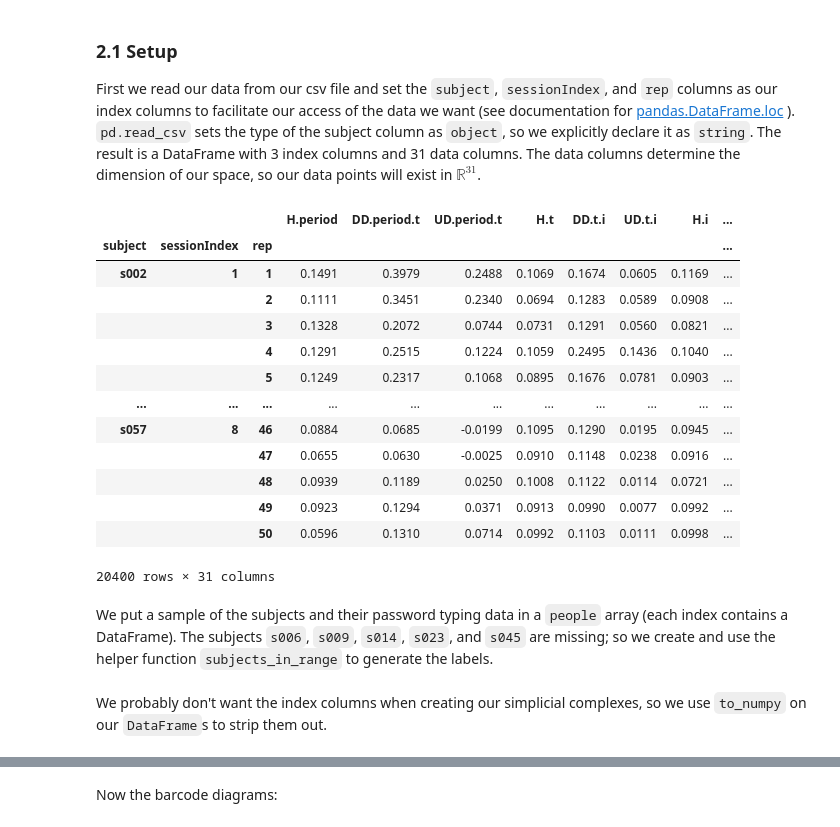
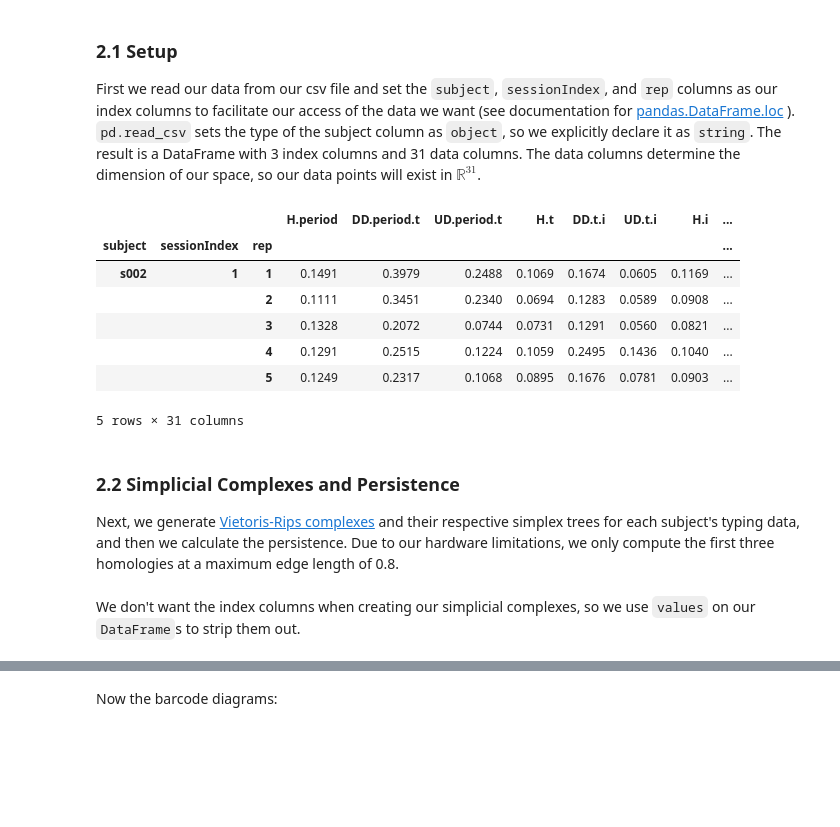
Before and after one commit to edgarlepe/Persistence, a Jupyter notebook: Project/bottleneck_distance.ipynb, the cells around one changed output, grey strips where cells are left out. Drawn from its saved outputs; the diff is of its cells as text; code cells hidden in the pictures; blank space fills up the shorter version.

```diff
--- a/Project/bottleneck_distance.ipynb
+++ b/Project/bottleneck_distance.ipynb
@@ -22,34 +28,19 @@ our data points will exist in $\mathbb{R}^{31}$.
 # %%
-import gudhi as gd
-import pandas as pd
-import matplotlib.pyplot as plt
-
 plt.rcParams['figure.figsize'] = (10, 10)
 plt.rcParams['font.size'] = 16
 plt.rcParams['font.family'] = 'serif'
 
-strong_password_data_frame = pd.read_csv('data/DSL-StrongPasswordData.csv',
-                                   # declare type of 'subject' column
-                                   dtype = {'subject' : 'string'},
-                                   index_col = ['subject', 'sessionIndex', 'rep'])
-strong_password_data_frame
+typing_data = pd.read_csv('data/DSL-StrongPasswordData.csv',
+                          # declare type of 'subject' column
+                          dtype = {'subject' : 'string'},
+                          index_col = ['subject', 'sessionIndex', 'rep'])
+typing_data.head()
 # %% [output]
 |  |  |  | H.period | DD.period.t | UD.period.t | H.t | DD.t.i | UD.t.i | H.i | ... |
 | subject | sessionIndex | rep |  |  |  |  |  |  |  | ... |
 | s002 | 1 | 1 | 0.1491 | 0.3979 | 0.2488 | 0.1069 | 0.1674 | 0.0605 | 0.1169 | ... |
 |  |  | 2 | 0.1111 | 0.3451 | 0.2340 | 0.0694 | 0.1283 | 0.0589 | 0.0908 | ... |
 |  |  | 3 | 0.1328 | 0.2072 | 0.0744 | 0.0731 | 0.1291 | 0.0560 | 0.0821 | ... |
 |  |  | 4 | 0.1291 | 0.2515 | 0.1224 | 0.1059 | 0.2495 | 0.1436 | 0.1040 | ... |
 |  |  | 5 | 0.1249 | 0.2317 | 0.1068 | 0.0895 | 0.1676 | 0.0781 | 0.0903 | ... |
-| ... | ... | ... | ... | ... | ... | ... | ... | ... | ... | ... |
-| s057 | 8 | 46 | 0.0884 | 0.0685 | -0.0199 | 0.1095 | 0.1290 | 0.0195 | 0.0945 | ... |
-|  |  | 47 | 0.0655 | 0.0630 | -0.0025 | 0.0910 | 0.1148 | 0.0238 | 0.0916 | ... |
-|  |  | 48 | 0.0939 | 0.1189 | 0.0250 | 0.1008 | 0.1122 | 0.0114 | 0.0721 | ... |
-|  |  | 49 | 0.0923 | 0.1294 | 0.0371 | 0.0913 | 0.0990 | 0.0077 | 0.0992 | ... |
-|  |  | 50 | 0.0596 | 0.1310 | 0.0714 | 0.0992 | 0.1103 | 0.0111 | 0.0998 | ... |
-20400 rows × 31 columns
+5 rows × 31 columns
-# %% [markdown]
-We put a sample of the subjects and their password typing data in a `people`
-array (each index contains a DataFrame). The subjects `s006`, `s009`, `s014`,
-`s023`, and `s045` are missing; so we create and use the helper function
-`subjects_in_range` to generate the labels.
@@ -68,0 +47,8 @@ names_of_people = ['Felix', 'Emmy', 'Vanessa', 'Saunders']
+# %% [markdown]
+### 2.2 Simplicial Complexes and Persistence
+
+Next, we generate
+[Vietoris-Rips complexes](https://en.wikipedia.org/wiki/Vietoris–Rips_complex)
+and their respective simplex trees for each subject's typing data, and then
+we calculate the persistence. Due to our hardware limitations,
+we only compute the first three homologies at a maximum edge length of 0.8.
@@ -69,3 +58,3 @@ names_of_people = ['Felix', 'Emmy', 'Vanessa', 'Saunders']
 # %% [markdown]
-We probably don't want the index columns when creating our simplicial
-complexes, so we use `to_numpy` on our `DataFrame`s to strip them out.
+We don't want the index columns when creating our simplicial complexes, so we
+use `values` on our `DataFrame`s to strip them out.
```
Also changed, not shown: parts of 18 cells of this notebook, 52 other files.
